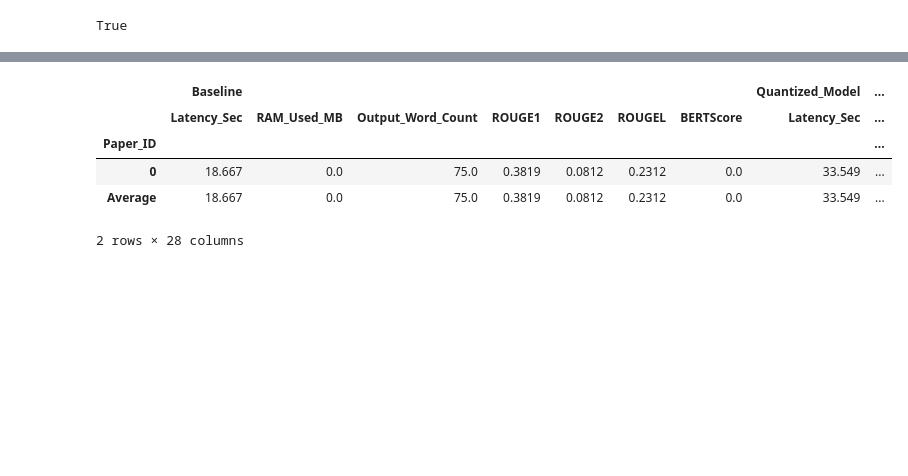
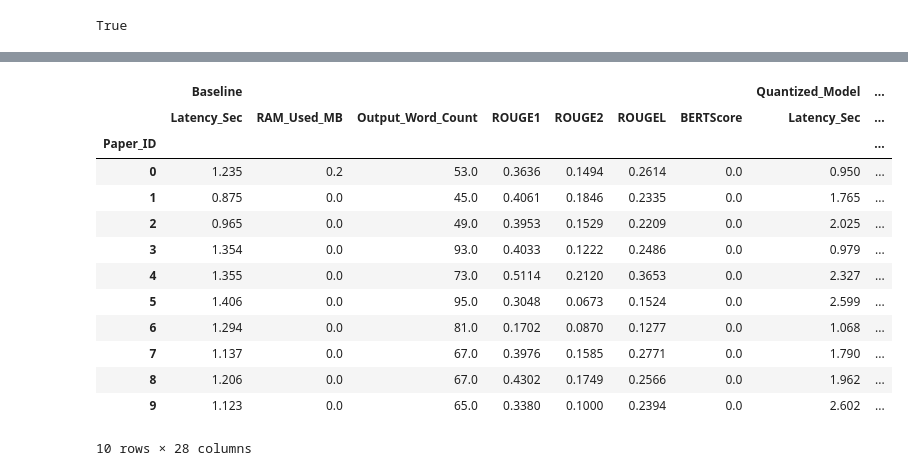
Before and after one commit to Selani00/SLM-Optimization, a Jupyter notebook: experiment.ipynb, the cells around one changed output, grey strips where cells are left out. Saved outputs shown, nothing was run; the diff lists cells and outputs as text; code cells hidden in the pictures; blank space fills up the shorter version.

```diff
--- a/experiment.ipynb
+++ b/experiment.ipynb
@@ -122,7 +122,7 @@ else:
 print(f"Mapping Input Text to: '{text_column}' | Mapping Ground Truth Summary to: '{summary_column}'")
 
 # Process the first 10 papers for testing
-sample_df = df.head(10)
+sample_df = df.head(1000)
 
 # 2. PROMPT COMPRESSION FUNCTION
 def compress_prompt(text):
@@ -169,7 +169,8 @@ def run_test(pipeline_name, model_name, input_text, reference_summary, paper_id)
         "ROUGE1": round(metrics["ROUGE1"], 4),
         "ROUGE2": round(metrics["ROUGE2"], 4),
         "ROUGEL": round(metrics["ROUGEL"], 4),
-        "BERTScore": round(metrics["BERTScore"], 4)
+        "BERTScore": round(metrics["BERTScore"], 4),
+        'Summary': output_text
     }
 
 # 4. RUN THE COMPARATIVE EXPERIMENT LOOP
@@ -178,7 +179,7 @@ print("\nStarting optimization benchmarks...")
 for idx, row in sample_df.iterrows():
     raw_text = row[text_column]
     ref_summary = row[summary_column]
-    print(f"Processing Paper {idx + 1}/10...", end="\r")
+    print(f"Processing Paper {idx + 1}/1000...", end="\r")
 
     # Baseline
     res_base = run_test("Baseline", "phi3", raw_text, ref_summary, idx)
@@ -225,52 +218,52 @@ KeyboardInterrupt:
 # 5. CONVERT THE LOGGED METRICS INTO A DATAFRAME
 results_df = pd.DataFrame(results)
 
-# Pivot all dependent numeric variables under test
+# Only pivot the columns that we are absolutely certain exist in results_df
+available_metrics = ['Latency_Sec', 'RAM_Used_MB', 'Output_Word_Count', 'ROUGE1', 'ROUGE2', 'ROUGEL', 'BERTScore']
+
 pivot_df = results_df.pivot(
     index='Paper_ID',
     columns='Pipeline',
-    values=['Latency_Sec', 'RAM_Used_MB', 'Output_Word_Count', 'ROUGE1', 'ROUGE2', 'ROUGEL', 'BERTScore']
+    values=available_metrics
 )
 
 # Swap structural levels so Pipeline is on top
 pivot_df = pivot_df.swaplevel(0, 1, axis=1)
 
 pipeline_order = [
     "Baseline",
     "Quantized_Model",
     "Prompt_Compression",
     "Quantized_Prompt_Compression"
 ]
 
-metric_order = [
-    "Latency_Sec",
-    "RAM_Used_MB",
-    "Output_Word_Count",
-    "ROUGE1",
-    "ROUGE2",
-    "ROUGEL",
-    "BERTScore"
-]
-
 # Reindex layout structure cleanly
 pivot_df = pivot_df.reindex(
-    columns=pd.MultiIndex.from_product([pipeline_order, metric_order])
+    columns=pd.MultiIndex.from_product([pipeline_order, available_metrics])
 )
 
 # Calculate averages for performance columns
 average_row = pivot_df.mean()
 pivot_df.loc["Average"] = average_row
 
 # Export the clean matrix straight to file
 pivot_df.to_csv("llm_optimization_results.csv")
 
 # Display results
-pivot_df.head()
+pivot_df.head(10)
 # %% [output]
 |  | Baseline |  |  |  |  |  |  | Quantized_Model | ... |
 |  | Latency_Sec | RAM_Used_MB | Output_Word_Count | ROUGE1 | ROUGE2 | ROUGEL | BERTScore | Latency_Sec | ... |
 | Paper_ID |  |  |  |  |  |  |  |  | ... |
-| 0 | 18.667 | 0.0 | 75.0 | 0.3819 | 0.0812 | 0.2312 | 0.0 | 33.549 | ... |
-| Average | 18.667 | 0.0 | 75.0 | 0.3819 | 0.0812 | 0.2312 | 0.0 | 33.549 | ... |
+| 0 | 1.235 | 0.2 | 53.0 | 0.3636 | 0.1494 | 0.2614 | 0.0 | 0.950 | ... |
+| 1 | 0.875 | 0.0 | 45.0 | 0.4061 | 0.1846 | 0.2335 | 0.0 | 1.765 | ... |
+| 2 | 0.965 | 0.0 | 49.0 | 0.3953 | 0.1529 | 0.2209 | 0.0 | 2.025 | ... |
+| 3 | 1.354 | 0.0 | 93.0 | 0.4033 | 0.1222 | 0.2486 | 0.0 | 0.979 | ... |
+| 4 | 1.355 | 0.0 | 73.0 | 0.5114 | 0.2120 | 0.3653 | 0.0 | 2.327 | ... |
+| 5 | 1.406 | 0.0 | 95.0 | 0.3048 | 0.0673 | 0.1524 | 0.0 | 2.599 | ... |
+| 6 | 1.294 | 0.0 | 81.0 | 0.1702 | 0.0870 | 0.1277 | 0.0 | 1.068 | ... |
+| 7 | 1.137 | 0.0 | 67.0 | 0.3976 | 0.1585 | 0.2771 | 0.0 | 1.790 | ... |
+| 8 | 1.206 | 0.0 | 67.0 | 0.4302 | 0.1749 | 0.2566 | 0.0 | 1.962 | ... |
+| 9 | 1.123 | 0.0 | 65.0 | 0.3380 | 0.1000 | 0.2394 | 0.0 | 2.602 | ... |
-2 rows × 28 columns
+10 rows × 28 columns
 # %%
```
Also changed, not shown: parts of 2 cells of this notebook, 3 other files.
